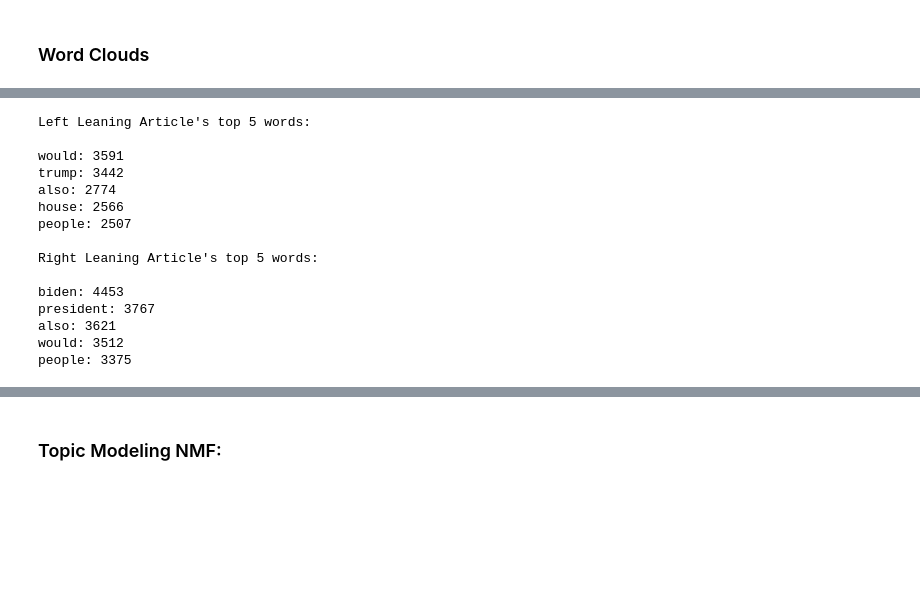
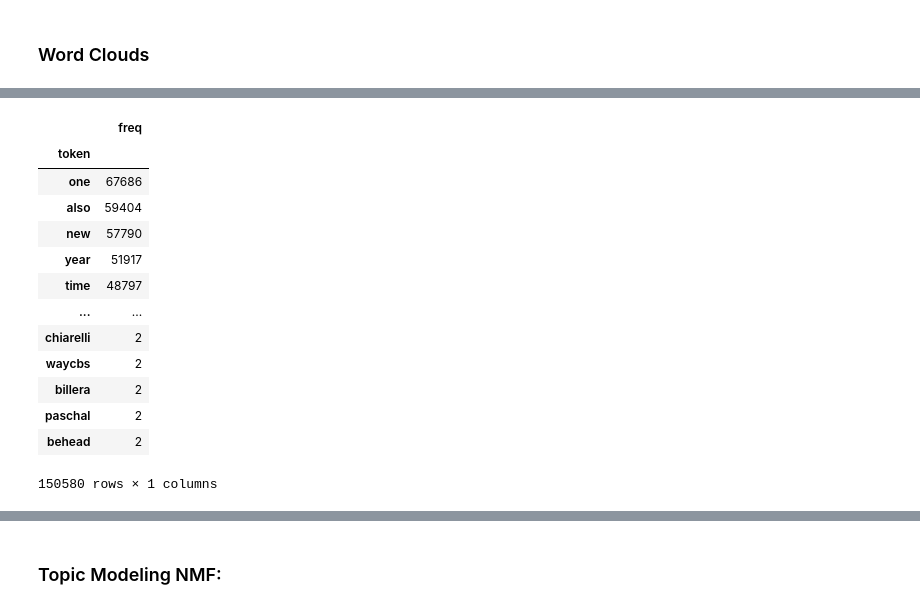
Before and after one commit to ads-capstone-su23/599_team_project, a Jupyter notebook: deliverables/ADS509_Team9_Capstone_04_EDA_af.ipynb, the cells around one changed output, grey strips where cells are left out. Cells and saved outputs as stored; diff of their text form; code cells hidden in the pictures; blank space fills up the shorter version.

```diff
--- a/deliverables/ADS509_Team9_Capstone_04_EDA_af.ipynb
+++ b/deliverables/ADS509_Team9_Capstone_04_EDA_af.ipynb
@@ -546,34 +563,36 @@ s: 7796639
+# %%
+Text_Words_counts2 = count_words(Text_Words, split=0)
+display(Text_Words_counts2)
+# %% [output]
+|  | freq |
+| token |  |
+| one | 67686 |
+| also | 59404 |
+| new | 57790 |
+| year | 51917 |
+| time | 48797 |
+| ... | ... |
+| chiarelli | 2 |
+| waycbs | 2 |
+| billera | 2 |
+| paschal | 2 |
+| behead | 2 |
+150580 rows × 1 columns
 # %%
-# Left lean vs Right lean word clouds:
+## Left lean vs Right lean word clouds:
 
-Left_Lean_counts = collections.Counter(Left_text)
+#Left_Lean_counts = collections.Counter(Left_text)
 
 
-Right_Lean_counts = collections.Counter(Right_text)
+#Right_Lean_counts = collections.Counter(Right_text)
 
 
 
-print("\nLeft Leaning Article's top 5 words:\n")
-for HT, count in Left_Lean_counts.most_common(5):
-    print(f"{HT}: {count}")
+#print("\nLeft Leaning Article's top 5 words:\n")
+#for HT, count in Left_Lean_counts.most_common(5):
+#    print(f"{HT}: {count}")
 
-print("\nRight Leaning Article's top 5 words:\n")
-for HT, count in Right_Lean_counts.most_common(5):
-    print(f"{HT}: {count}")
+#print("\nRight Leaning Article's top 5 words:\n")
+#for HT, count in Right_Lean_counts.most_common(5):
+#    print(f"{HT}: {count}")
-# %% [output]
-Left Leaning Article's top 5 words:
-
-would: 3591
-trump: 3442
-also: 2774
-house: 2566
-people: 2507
-
-Right Leaning Article's top 5 words:
-
-biden: 4453
-president: 3767
-also: 3621
-would: 3512
-people: 3375
 # %%
```
Also changed, not shown: parts of 18 cells of this notebook, 1 other file.
